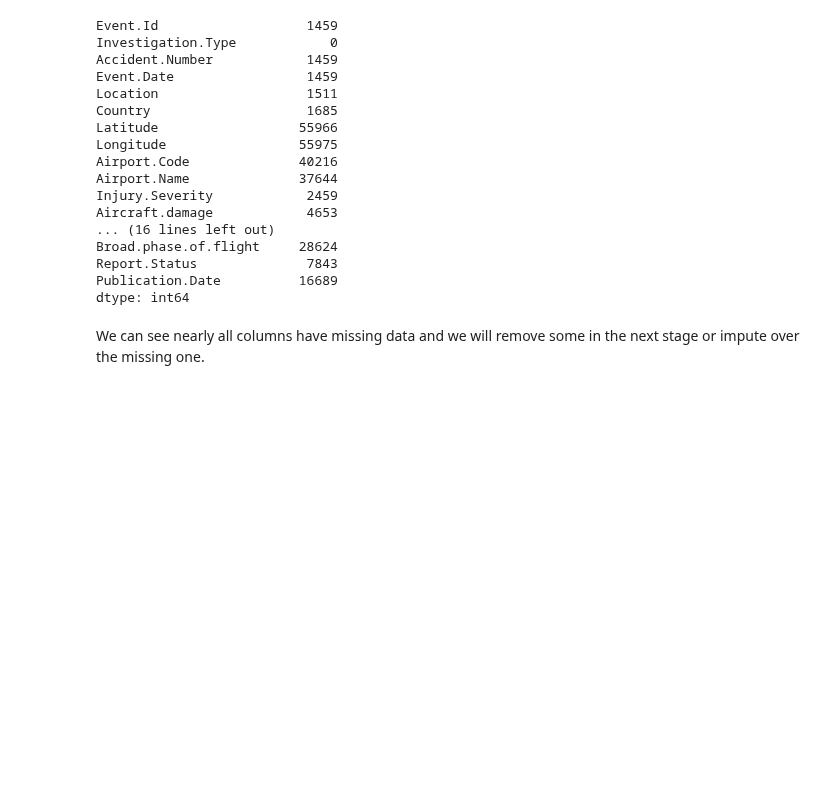
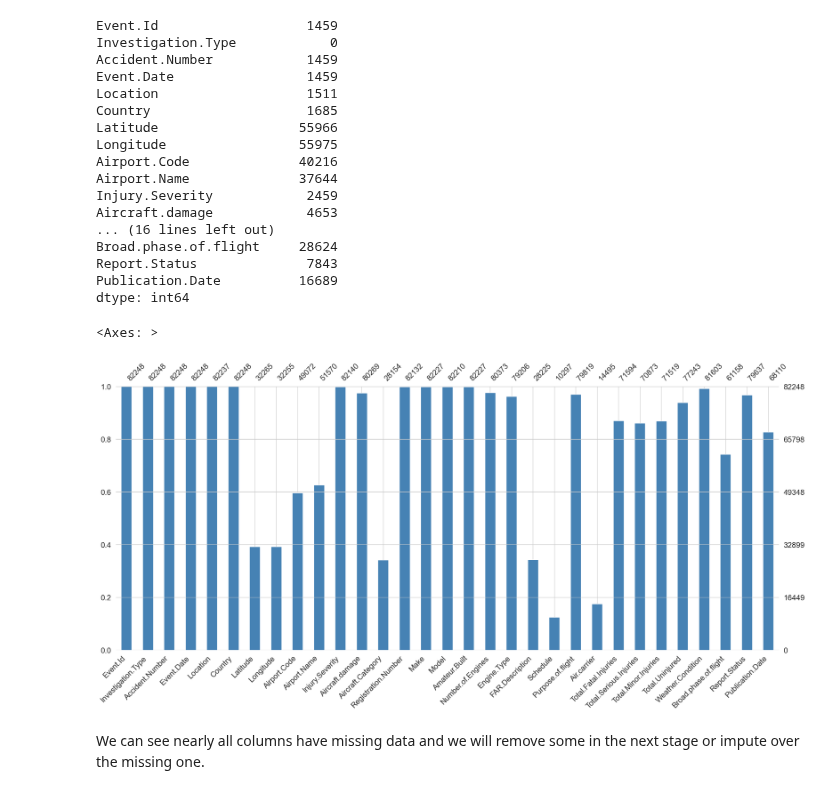
Before and after one commit to rongachoka/Aviation_EDA, a Jupyter notebook: aircraft_safety/analysis_draft.ipynb, the cells around one changed output. Drawn from its saved outputs; the diff is of its cells as text; code cells hidden in the pictures; blank space fills up the shorter version.

```diff
--- a/aircraft_safety/analysis_draft.ipynb
+++ b/aircraft_safety/analysis_draft.ipynb
@@ -61,7 +61,6 @@ The data dictionary of the dataset is as follows:
 # Data Analysis
 import pandas as pd
 import numpy as np
-# import pycountry
 
 # Data Visualisation
 import matplotlib.pyplot as plt
@@ -70,6 +69,7 @@ import missingno as msno
 
 # Settings
 pd.set_option('display.max_rows', 100)
+sns.set(style='whitegrid')
 
 # Configure visualisations
 %matplotlib inline
@@ -151,6 +151,13 @@ Broad.phase.of.flight     28624
 Report.Status              7843
 Publication.Date          16689
 dtype: int64
+# %%
+# Visualising missing values
+
+msno.bar(df, color="steelblue")
+# %% [output]
+<Axes: >
+[figure, added]
 # %% [markdown]
 We can see nearly all columns have missing data and we will remove some in the next stage or impute over the missing one.
 # %%
```
Also changed, not shown: parts of 1 cell of this notebook.
